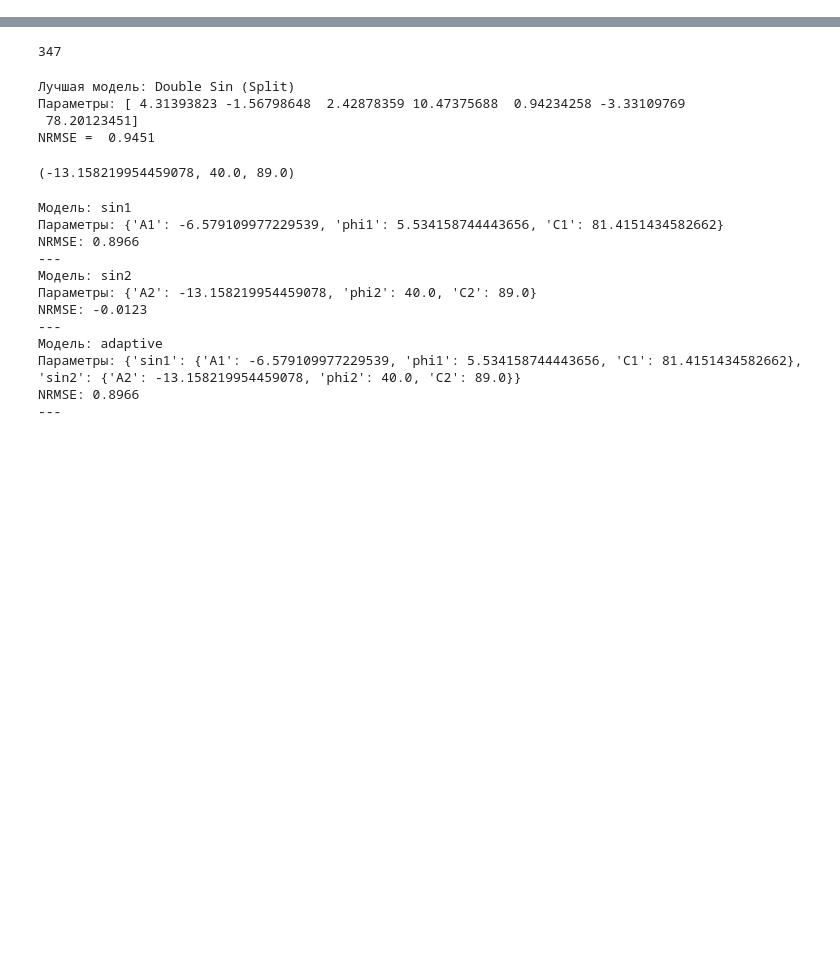
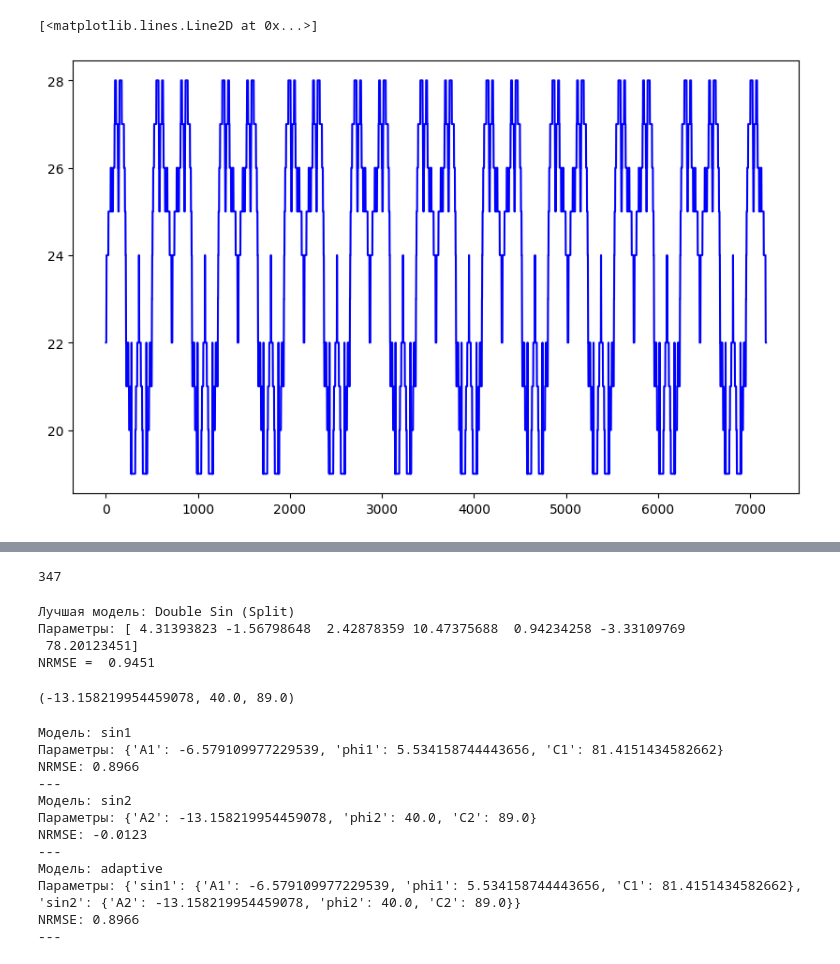
Before and after one commit to need2040/python_solution, a Jupyter notebook: testcompvision/ sol_done.ipynb, the cells around one changed output, grey strips where cells are left out. Drawn from its saved outputs; the diff is of its cells as text; code cells hidden in the pictures; blank space fills up the shorter version.

```diff
--- a/testcompvision/ sol_done.ipynb
+++ b/testcompvision/ sol_done.ipynb
@@ -63,3 +118,10 @@ x_points,y_points = extract_points_from_image(get_skeleton)
+# %%
+plt.figure(figsize=(10, 6))
+height = get_img.shape[0]
+plt.plot(x_inf, height - y_inf, color='blue', label='Исходные точки')
+# %% [output]
+[<matplotlib.lines.Line2D at 0x...>]
+[figure, added]
 # %%
 #Ограниченный ряд фурье
 def fourier_series(x, *params):
```
Also changed, not shown: parts of 11 cells of this notebook, 3 other files.
